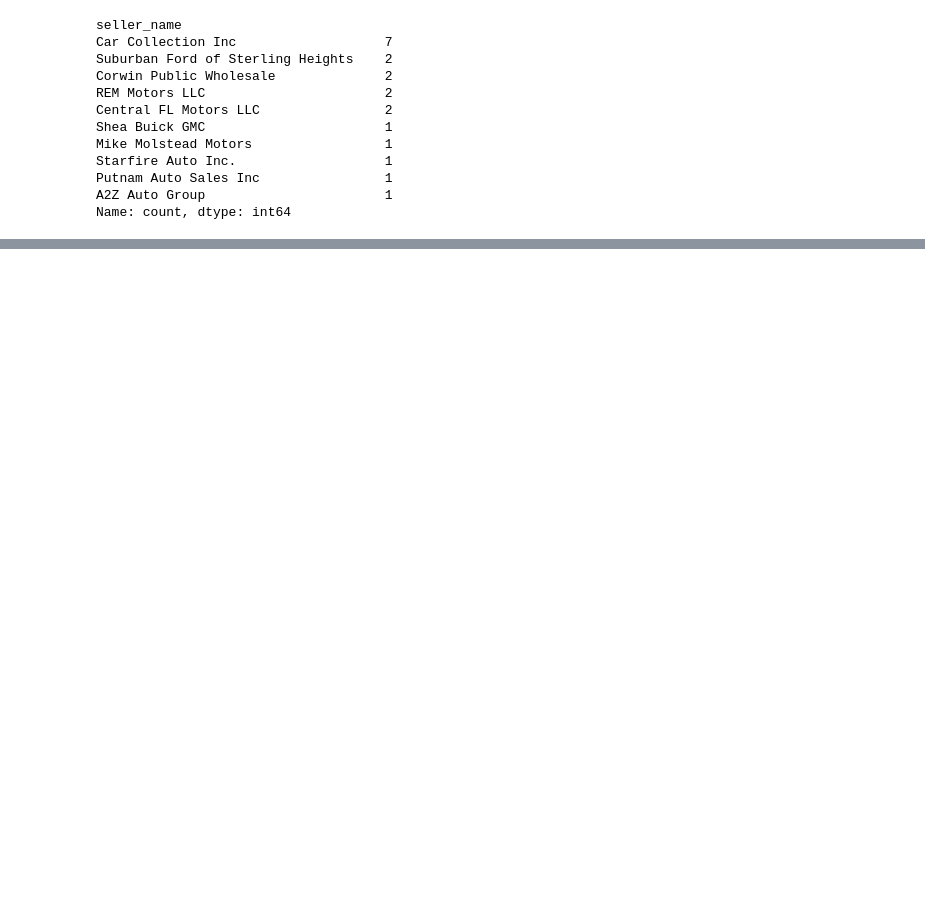
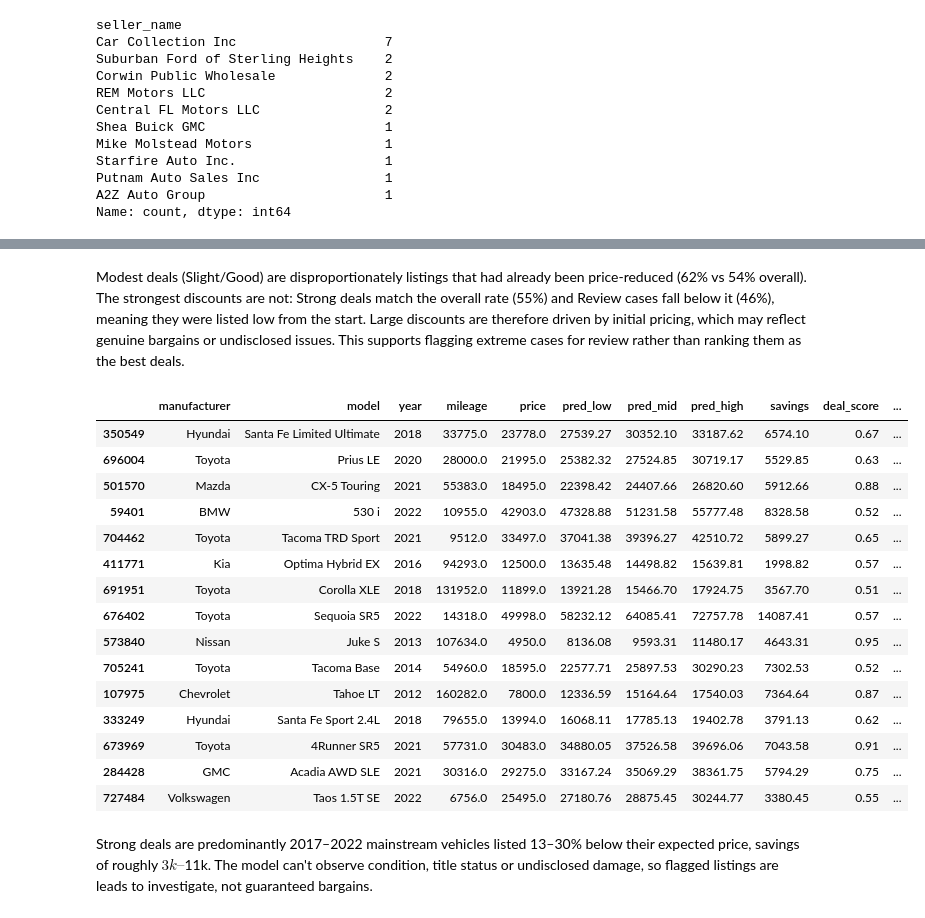
Before and after one commit to MichaelMancini9/used-car-deal-detector, a Jupyter notebook: notebooks/06_deals.ipynb, the cells around one changed output, grey strips where cells are left out. Cells and saved outputs as stored; diff of their text form; code cells hidden in the pictures; blank space fills up the shorter version.

```diff
--- a/notebooks/06_deals.ipynb
+++ b/notebooks/06_deals.ipynb
@@ -327,0 +283,23 @@ real[cols].head(20).round(2)
+# %% [markdown]
+Modest deals (Slight/Good) are disproportionately listings that had already been price-reduced (62% vs 54% overall). The strongest discounts are not: Strong deals match the overall rate (55%) and Review cases fall below it (46%), meaning they were listed low from the start. Large discounts are therefore driven by initial pricing, which may reflect genuine bargains or undisclosed issues. This supports flagging extreme cases for review rather than ranking them as the best deals.
+# %%
+strong.sample(15, random_state=42)[show].round(2)
+# %% [output]
+|  | manufacturer | model | year | mileage | price | pred_low | pred_mid | pred_high | savings | deal_score | ... |
+| 350549 | Hyundai | Santa Fe Limited Ultimate | 2018 | 33775.0 | 23778.0 | 27539.27 | 30352.10 | 33187.62 | 6574.10 | 0.67 | ... |
+| 696004 | Toyota | Prius LE | 2020 | 28000.0 | 21995.0 | 25382.32 | 27524.85 | 30719.17 | 5529.85 | 0.63 | ... |
+| 501570 | Mazda | CX-5 Touring | 2021 | 55383.0 | 18495.0 | 22398.42 | 24407.66 | 26820.60 | 5912.66 | 0.88 | ... |
+| 59401 | BMW | 530 i | 2022 | 10955.0 | 42903.0 | 47328.88 | 51231.58 | 55777.48 | 8328.58 | 0.52 | ... |
+| 704462 | Toyota | Tacoma TRD Sport | 2021 | 9512.0 | 33497.0 | 37041.38 | 39396.27 | 42510.72 | 5899.27 | 0.65 | ... |
+| 411771 | Kia | Optima Hybrid EX | 2016 | 94293.0 | 12500.0 | 13635.48 | 14498.82 | 15639.81 | 1998.82 | 0.57 | ... |
+| 691951 | Toyota | Corolla XLE | 2018 | 131952.0 | 11899.0 | 13921.28 | 15466.70 | 17924.75 | 3567.70 | 0.51 | ... |
+| 676402 | Toyota | Sequoia SR5 | 2022 | 14318.0 | 49998.0 | 58232.12 | 64085.41 | 72757.78 | 14087.41 | 0.57 | ... |
+| 573840 | Nissan | Juke S | 2013 | 107634.0 | 4950.0 | 8136.08 | 9593.31 | 11480.17 | 4643.31 | 0.95 | ... |
+| 705241 | Toyota | Tacoma Base | 2014 | 54960.0 | 18595.0 | 22577.71 | 25897.53 | 30290.23 | 7302.53 | 0.52 | ... |
+| 107975 | Chevrolet | Tahoe LT | 2012 | 160282.0 | 7800.0 | 12336.59 | 15164.64 | 17540.03 | 7364.64 | 0.87 | ... |
+| 333249 | Hyundai | Santa Fe Sport 2.4L | 2018 | 79655.0 | 13994.0 | 16068.11 | 17785.13 | 19402.78 | 3791.13 | 0.62 | ... |
+| 673969 | Toyota | 4Runner SR5 | 2021 | 57731.0 | 30483.0 | 34880.05 | 37526.58 | 39696.06 | 7043.58 | 0.91 | ... |
+| 284428 | GMC | Acadia AWD SLE | 2021 | 30316.0 | 29275.0 | 33167.24 | 35069.29 | 38361.75 | 5794.29 | 0.75 | ... |
+| 727484 | Volkswagen | Taos 1.5T SE | 2022 | 6756.0 | 25495.0 | 27180.76 | 28875.45 | 30244.77 | 3380.45 | 0.55 | ... |
+# %% [markdown]
+Strong deals are predominantly 2017–2022 mainstream vehicles listed 13–30% below their expected price, savings of roughly $3k–$11k. The model can't observe condition, title status or undisclosed damage, so flagged listings are leads to investigate, not guaranteed bargains.
```
Also changed, not shown: parts of 20 cells of this notebook, 5 other files.
